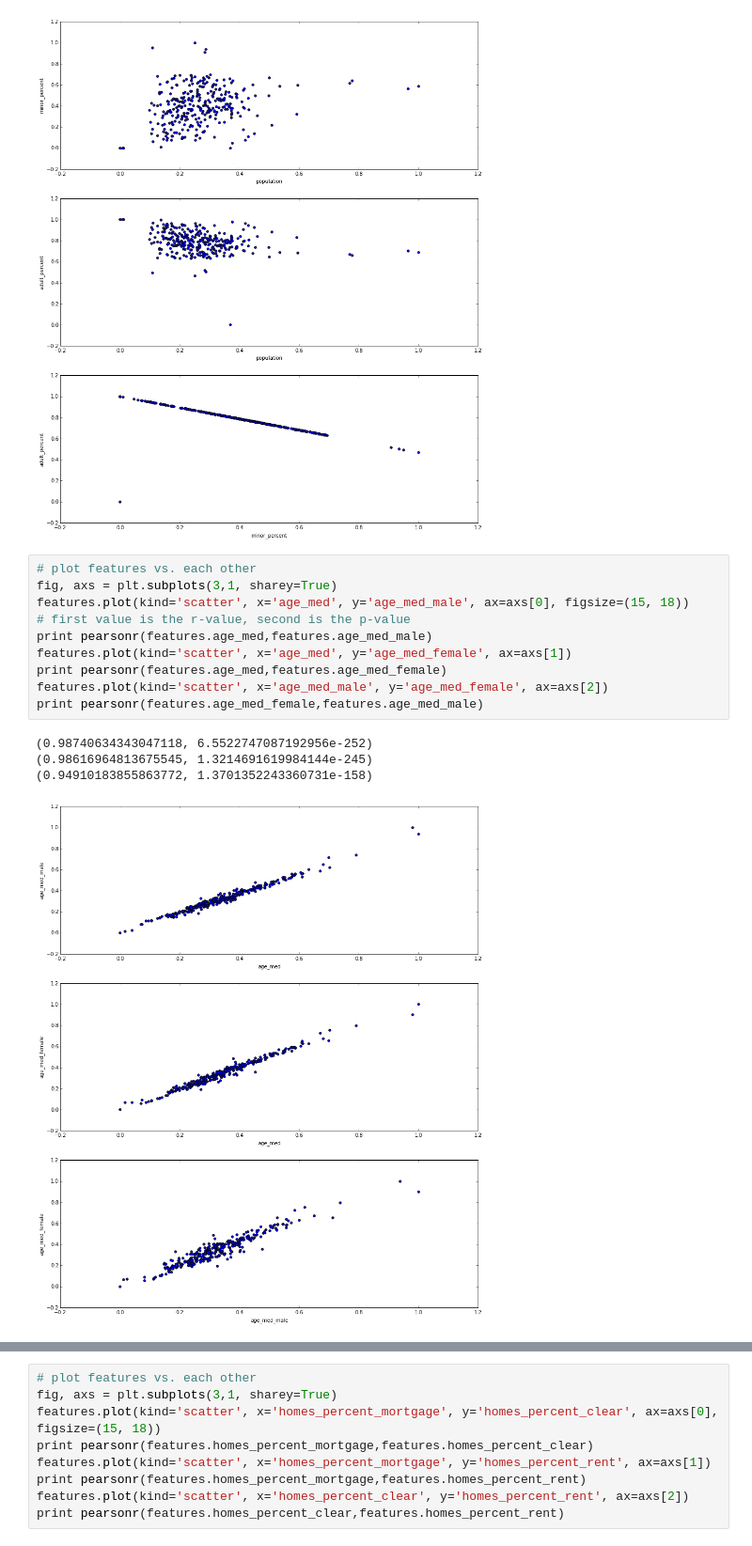
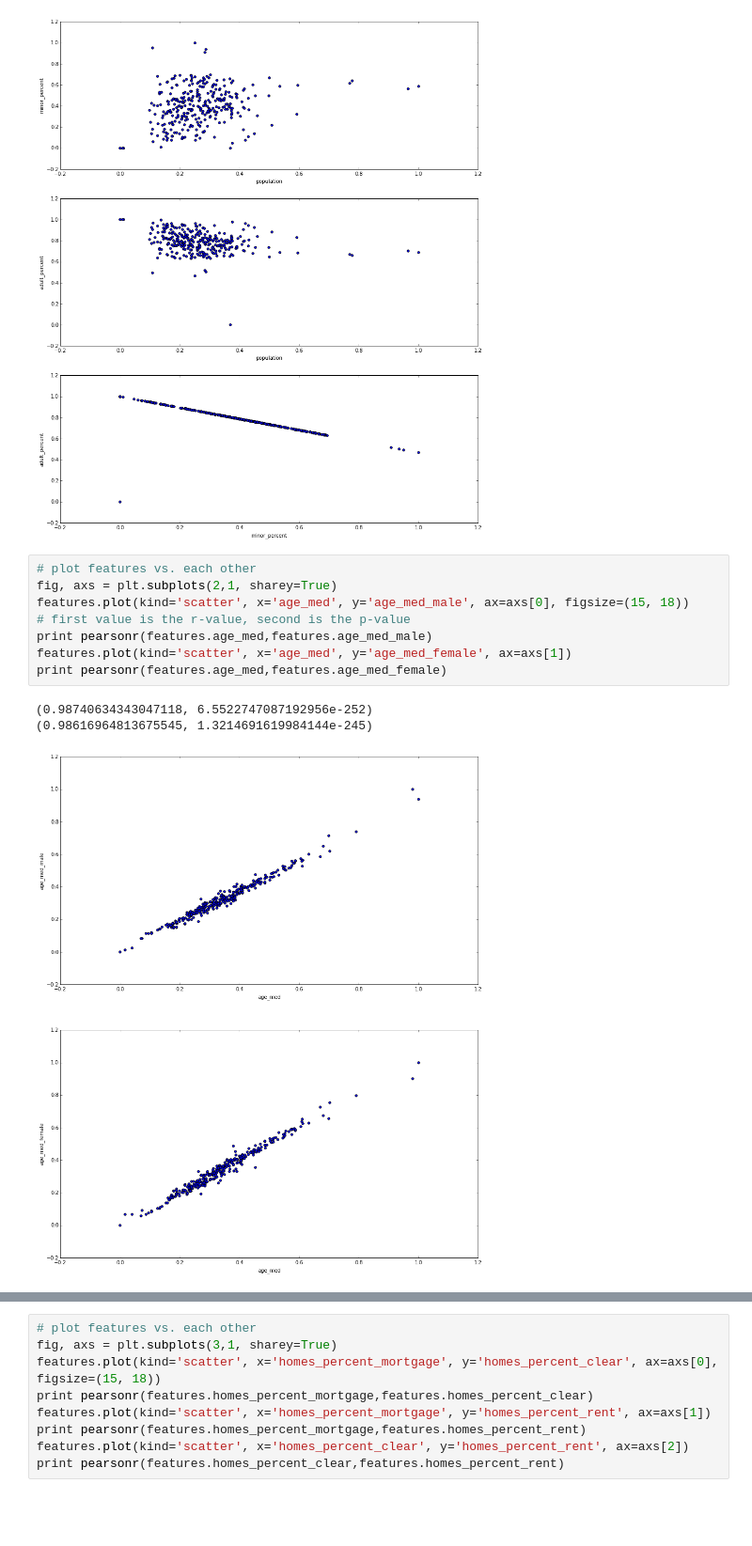
Before and after one commit to jmsilverman/insight_project, a Jupyter notebook: lin_reg_plots2.ipynb, the cells around one changed output, grey strips where cells are left out. Shown at 94% size. Saved outputs shown, nothing was run; the diff lists cells and outputs as text; blank space fills up the shorter version.

```diff
--- a/lin_reg_plots2.ipynb
+++ b/lin_reg_plots2.ipynb
@@ -71,16 +82,13 @@ features.plot(kind='scatter', x='minor_percent', y='adult_percent', ax=axs[2])
 [figure]
 # %%
 # plot features vs. each other
-fig, axs = plt.subplots(3,1, sharey=True)
+fig, axs = plt.subplots(2,1, sharey=True)
 features.plot(kind='scatter', x='age_med', y='age_med_male', ax=axs[0], figsize=(15, 18))
 # first value is the r-value, second is the p-value
 print pearsonr(features.age_med,features.age_med_male)
 features.plot(kind='scatter', x='age_med', y='age_med_female', ax=axs[1])
 print pearsonr(features.age_med,features.age_med_female)
-features.plot(kind='scatter', x='age_med_male', y='age_med_female', ax=axs[2])
-print pearsonr(features.age_med_female,features.age_med_male)
 # %% [output]
 (0.98740634343047118, 6.5522747087192956e-252)
 (0.98616964813675545, 1.3214691619984144e-245)
-(0.94910183855863772, 1.3701352243360731e-158)
-[figure, old version]
+[figure, new version]
```
Also changed, not shown: parts of 7 cells of this notebook, 35 other files.
